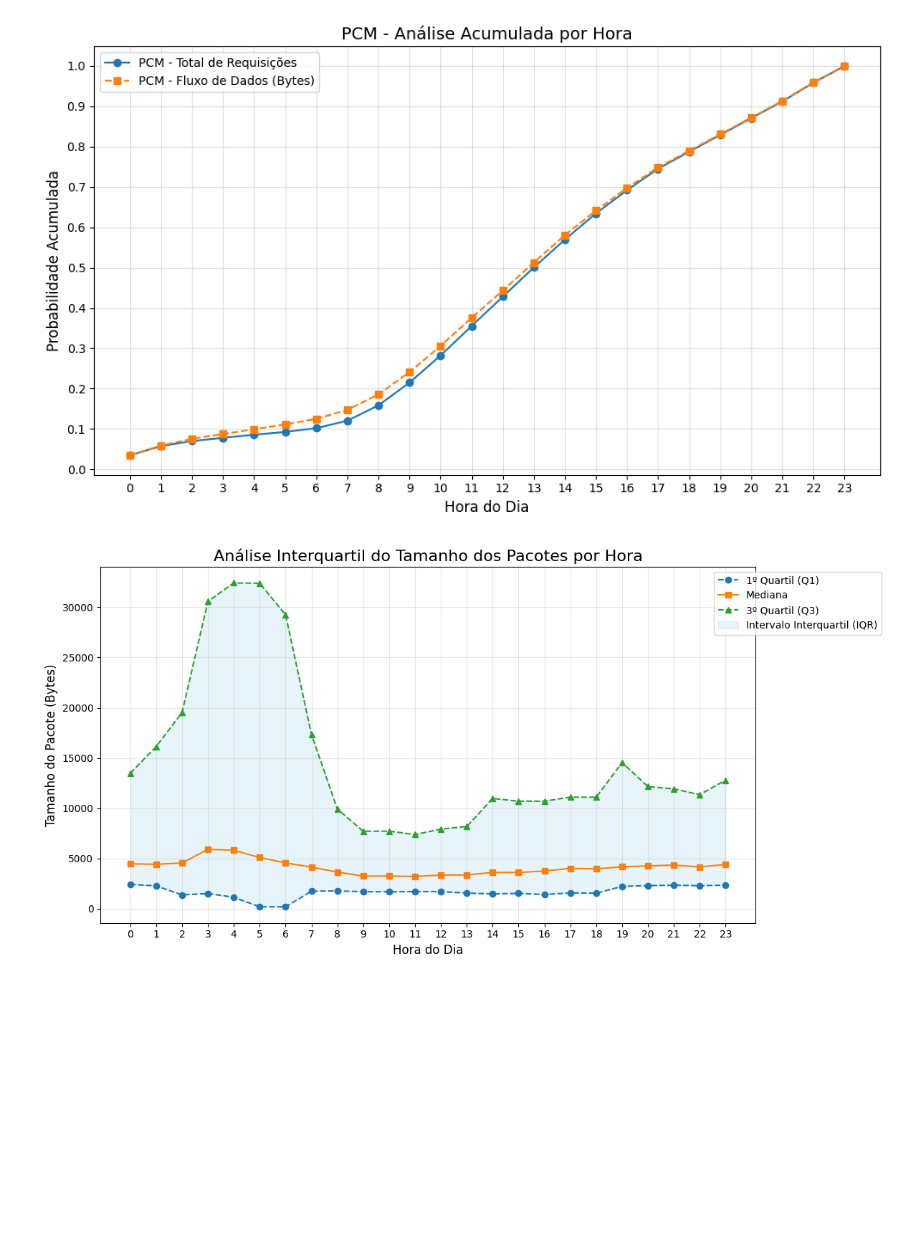
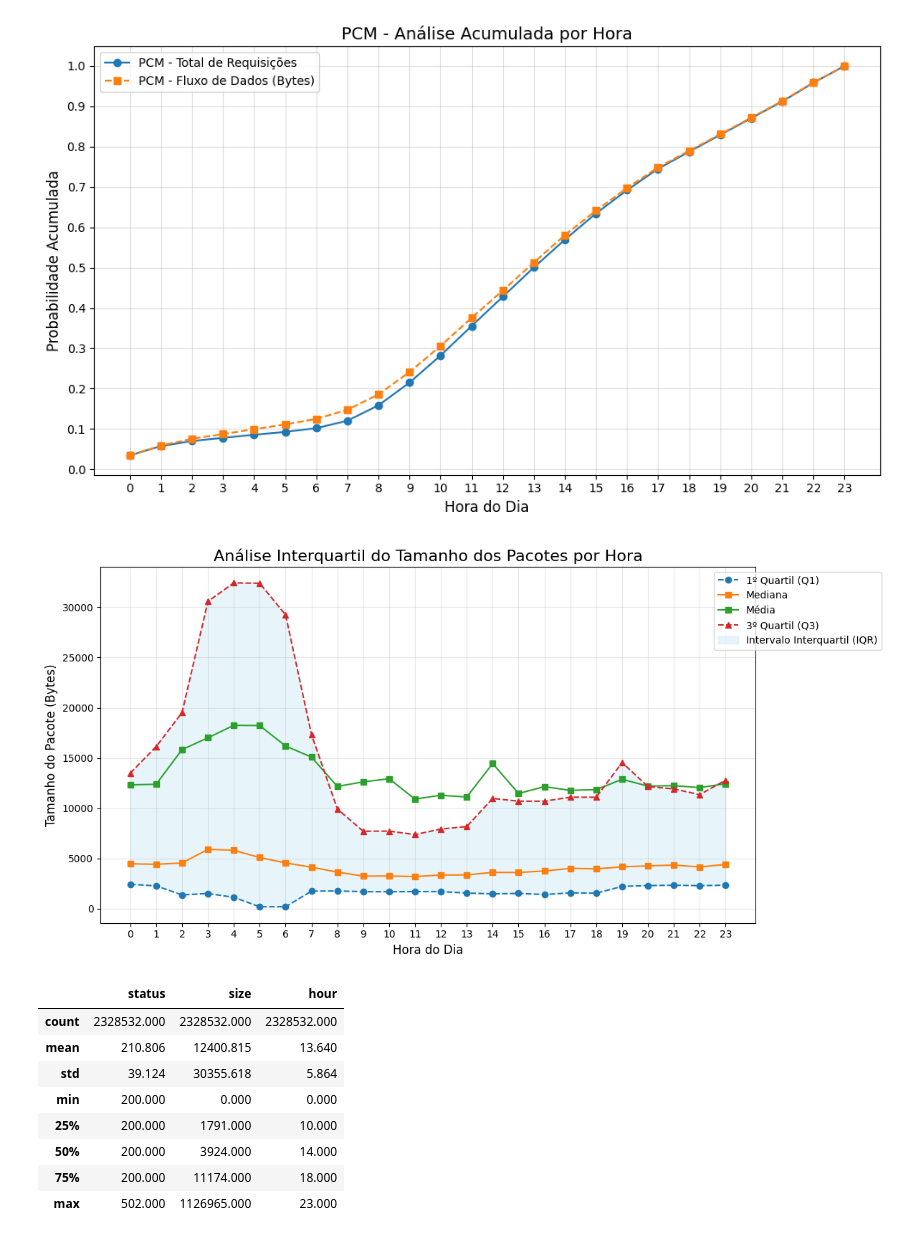
Before and after one commit to lcsvillela/CMP223, a Jupyter notebook: CMP223_WebAccessLog.ipynb, the cells around one changed output. Drawn from its saved outputs; the diff is of its cells as text; code cells hidden in the pictures; blank space fills up the shorter version.

```diff
--- a/CMP223_WebAccessLog.ipynb
+++ b/CMP223_WebAccessLog.ipynb
@@ -86,8 +86,12 @@ memory usage: 534.1+ MB
 ## Ajustando o Datetime
 # %%
 new_logs_df['datetime'] = pd.to_datetime(new_logs_df['datetime'], format='%d/%b/%Y:%H:%M:%S %z')
+
+specific_day = '2019-01-23'
+filtered_logs = new_logs_df[new_logs_df['datetime'].dt.strftime('%Y-%m-%d') == specific_day]
 # %%
-date = new_logs_df['datetime'].dt.minute
+new_logs_df['hour'] = filtered_logs['datetime'].dt.hour
+new_logs_df['minute'] = filtered_logs['datetime'].dt.minute
 print(date)
 # %% [output]
 0          56
@@ -162,6 +165,7 @@ Name: count, dtype: int64
 # %% [markdown]
 ## Maiores pacotes
 # %%
-tamanho  = new_logs_df.sort_values(by='size',ascending=False)
+tamanho  = filtered_logs.sort_values(by='size',ascending=False)
+pd.set_option('display.float_format', lambda x: '%.3f' % x)
 display(tamanho.head(20))
 # %% [output]
@@ -449,31 +453,46 @@ plt.show()
 import matplotlib.pyplot as plt
 import pandas as pd
 
 hourly_iqr = filtered_logs.groupby('hour').agg(
     q1_size=('size', lambda x: x.quantile(0.25)),
     median_size=('size', 'median'),
+    mean_size=('size', 'mean'),
     q3_size=('size', lambda x: x.quantile(0.75))
 ).reset_index()
 
 hourly_iqr['iqr'] = hourly_iqr['q3_size'] - hourly_iqr['q1_size']
 
 plt.figure(figsize=(12, 6))
 
 plt.plot(hourly_iqr['hour'], hourly_iqr['q1_size'], label='1º Quartil (Q1)', linestyle='--', marker='o')
 plt.plot(hourly_iqr['hour'], hourly_iqr['median_size'], label='Mediana', linestyle='-', marker='s')
+plt.plot(hourly_iqr['hour'], hourly_iqr['mean_size'], label='Média', linestyle='-', marker='s')
+
 plt.plot(hourly_iqr['hour'], hourly_iqr['q3_size'], label='3º Quartil (Q3)', linestyle='--', marker='^')
 
 plt.fill_between(hourly_iqr['hour'], hourly_iqr['q1_size'], hourly_iqr['q3_size'], color='skyblue', alpha=0.2, label='Intervalo Interquartil (IQR)')
 
 plt.title('Análise Interquartil do Tamanho dos Pacotes por Hora', fontsize=16)
 plt.xlabel('Hora do Dia', fontsize=12)
 plt.ylabel('Tamanho do Pacote (Bytes)', fontsize=12)
 plt.xticks(hourly_iqr['hour'], fontsize=10)
 plt.yticks(fontsize=10)
 plt.legend(loc='upper right', bbox_to_anchor=(1.2, 1), fontsize=10)
 plt.grid(alpha=0.3)
 
 plt.tight_layout()
 plt.show()
+tamanho  = filtered_logs.sort_values(by='size',ascending=False)
+pd.set_option('display.float_format', lambda x: '%.3f' % x)
+display(tamanho.describe())
 # %% [output]
-[figure, old version]
+[figure, new version]
+|  | status | size | hour |
+| count | 2328532.000 | 2328532.000 | 2328532.000 |
+| mean | 210.806 | 12400.815 | 13.640 |
+| std | 39.124 | 30355.618 | 5.864 |
+| min | 200.000 | 0.000 | 0.000 |
+| 25% | 200.000 | 1791.000 | 10.000 |
+| 50% | 200.000 | 3924.000 | 14.000 |
+| 75% | 200.000 | 11174.000 | 18.000 |
+| max | 502.000 | 1126965.000 | 23.000 |
```
Also changed, not shown: parts of 3 cells of this notebook.
